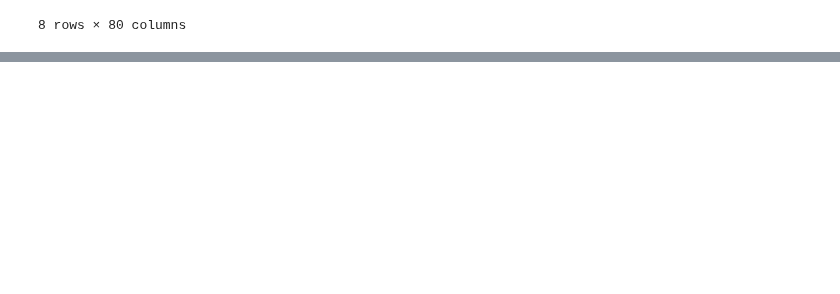
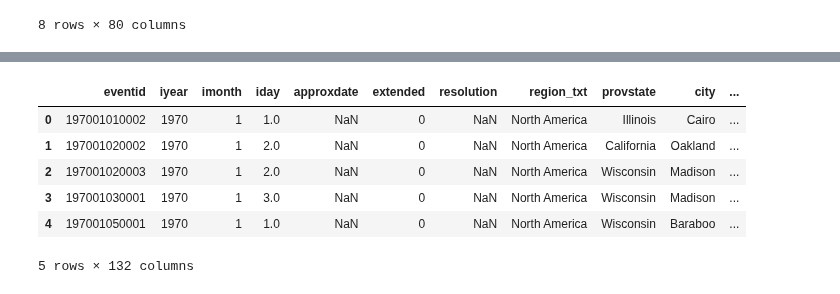
Before and after one commit to jakecarlson1/machine-learning-labs, a Jupyter notebook: Lab1/Lab 1 - Exploring Table Data.ipynb, the cells around one changed output, grey strips where cells are left out. Drawn from its saved outputs; the diff is of its cells as text; code cells hidden in the pictures; blank space fills up the shorter version.

```diff
--- a/Lab1/Lab 1 - Exploring Table Data.ipynb
+++ b/Lab1/Lab 1 - Exploring Table Data.ipynb
@@ -29,3 +29,14 @@ memory usage: 2.8+ MB
 | 75% | 1.992082e+11 | 1992.000000 | 9.000000 | 23.000000 | 0.000000 | 217.0 | 1.0 | 40.783060 | -74.005941 | 1.000000 | ... |
 | max | 2.016122e+11 | 2016.000000 | 12.000000 | 31.000000 | 1.000000 | 217.0 | 1.0 | 64.837778 | 105.270546 | 5.000000 | ... |
 8 rows × 80 columns
+# %%
+import dateutil.parser
+
+# replace dates with the first date of the approximate range
+
+for index, row in df[ df.approxdate.notnull() ].iterrows():
+    date = dateutil.parser.parse( row.approxdate.split('-')[0] )
+    df.set_value(index, 'imonth', date.month)
+    df.set_value(index, 'iday', date.day)
+
+df[df.approxdate.notnull()]
@@ -31,0 +62,20 @@ memory usage: 2.8+ MB
+# %%
+# replace days with '0' as a value with NaN
+df.iday.replace(to_replace=0,value=np.nan, inplace=True)
+
+# delete country and region, as this set only inlcudes the US
+for col in ['country', 'country_txt', 'region', 'region_text']:
+    if col in df:
+        del df[col]
+
+# replace Unknown, -9, -99 with NaN
+df.replace(to_replace=[-99,-9,'unknown', 'Unknown'], value=np.nan, inplace=True)
+df.head()
+# %% [output]
+|  | eventid | iyear | imonth | iday | approxdate | extended | resolution | region_txt | provstate | city | ... |
+| 0 | 197001010002 | 1970 | 1 | 1.0 | NaN | 0 | NaN | North America | Illinois | Cairo | ... |
+| 1 | 197001020002 | 1970 | 1 | 2.0 | NaN | 0 | NaN | North America | California | Oakland | ... |
+| 2 | 197001020003 | 1970 | 1 | 2.0 | NaN | 0 | NaN | North America | Wisconsin | Madison | ... |
+| 3 | 197001030001 | 1970 | 1 | 3.0 | NaN | 0 | NaN | North America | Wisconsin | Madison | ... |
+| 4 | 197001050001 | 1970 | 1 | 1.0 | NaN | 0 | NaN | North America | Wisconsin | Baraboo | ... |
+5 rows × 132 columns
```
Also changed, not shown: parts of 3 cells of this notebook, 2 other files.
